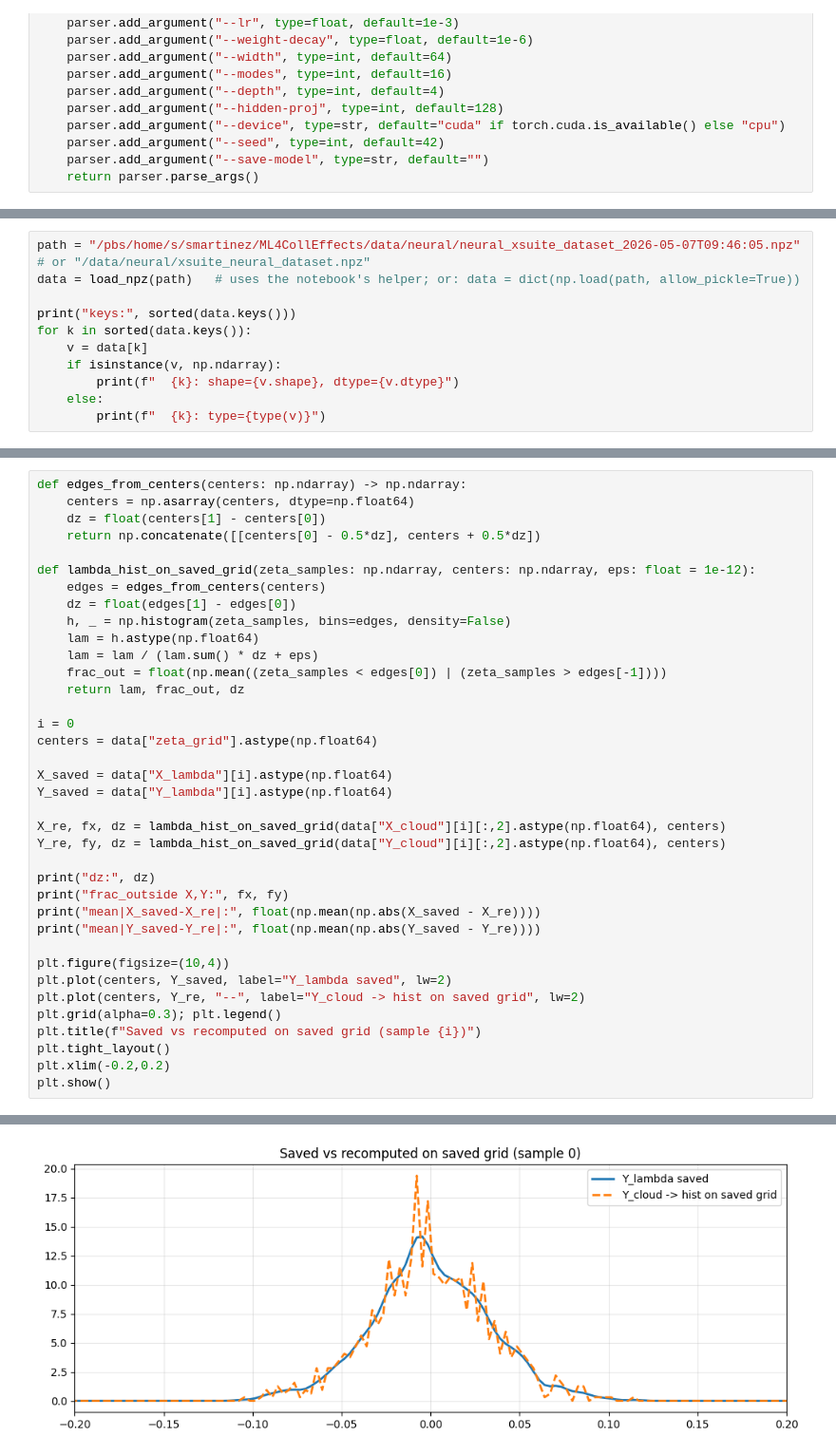
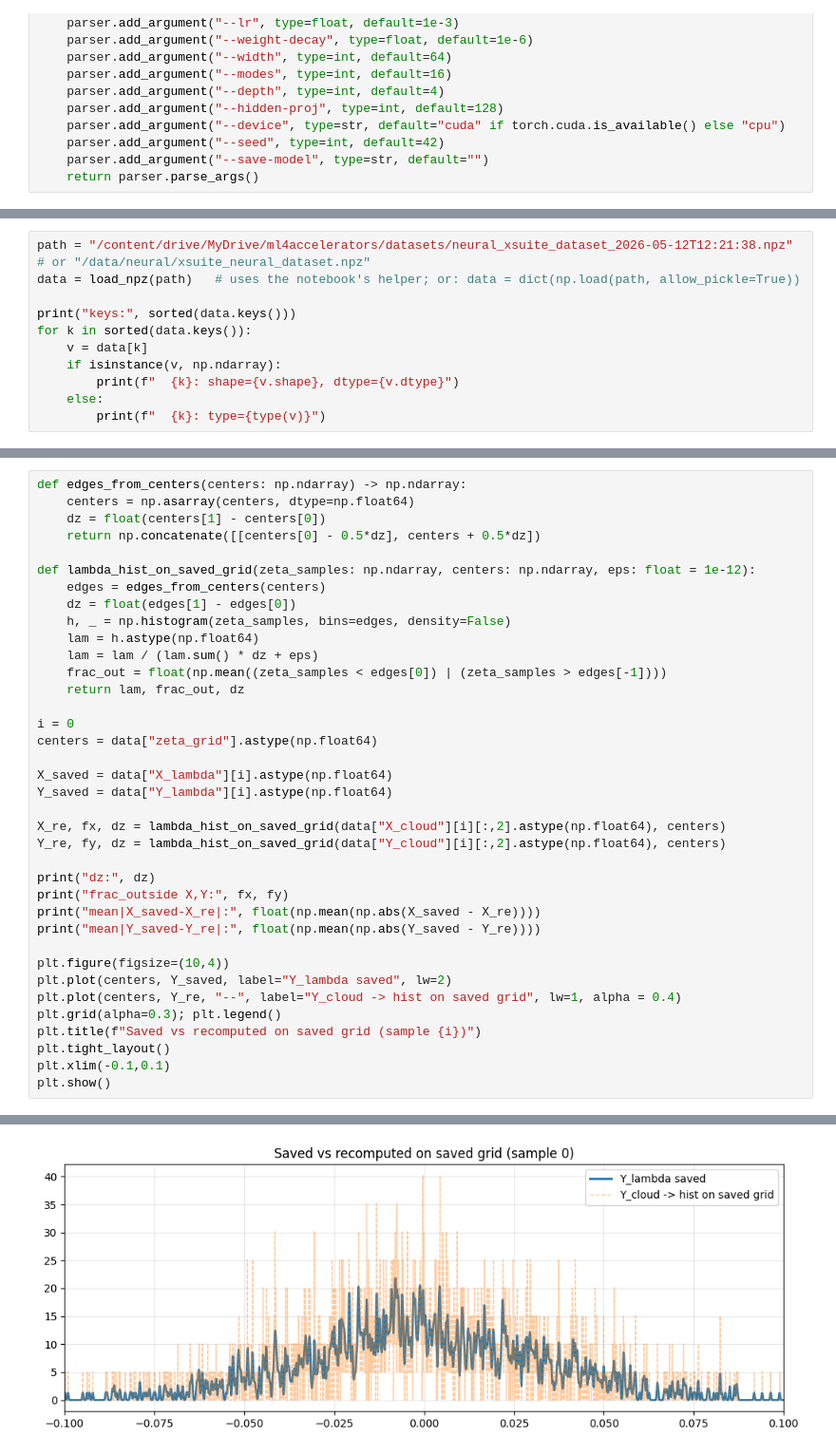
Before and after one commit to SantiagoM1227/ML4CollEffects, a Jupyter notebook: notebooks/40_Neural_Operators/HEB_ring_FNO.ipynb, the cells around one changed output, grey strips where cells are left out. Shown at 95% size. Cells and saved outputs as stored; diff of their text form.

```diff
--- a/notebooks/40_Neural_Operators/HEB_ring_FNO.ipynb
+++ b/notebooks/40_Neural_Operators/HEB_ring_FNO.ipynb
@@ -375,5 +349,5 @@ def parse_args() -> argparse.Namespace:
 # %%
-path = "/pbs/home/s/smartinez/ML4CollEffects/data/neural/neural_xsuite_dataset_2026-05-07T09:46:05.npz"   # or "/data/neural/xsuite_neural_dataset.npz"
+path = "/content/drive/MyDrive/ml4accelerators/datasets/neural_xsuite_dataset_2026-05-12T12:21:38.npz"   # or "/data/neural/xsuite_neural_dataset.npz"
 data = load_npz(path)   # uses the notebook's helper; or: data = dict(np.load(path, allow_pickle=True))
 
 print("keys:", sorted(data.keys()))
@@ -618,10 +593,10 @@ print("mean|Y_saved-Y_re|:", float(np.mean(np.abs(Y_saved - Y_re))))
 
 plt.figure(figsize=(10,4))
 plt.plot(centers, Y_saved, label="Y_lambda saved", lw=2)
-plt.plot(centers, Y_re, "--", label="Y_cloud -> hist on saved grid", lw=2)
+plt.plot(centers, Y_re, "--", label="Y_cloud -> hist on saved grid", lw=1, alpha = 0.4)
 plt.grid(alpha=0.3); plt.legend()
 plt.title(f"Saved vs recomputed on saved grid (sample {i})")
 plt.tight_layout()
-plt.xlim(-0.2,0.2)
+plt.xlim(-0.1,0.1)
 plt.show()
 # %% [output]
@@ -632 +607 @@ mean|Y_saved-Y_re|: 0.11369416776070809
-[figure, old version]
+[figure, new version]
```
Also changed, not shown: parts of 22 cells of this notebook, 42 other files.
